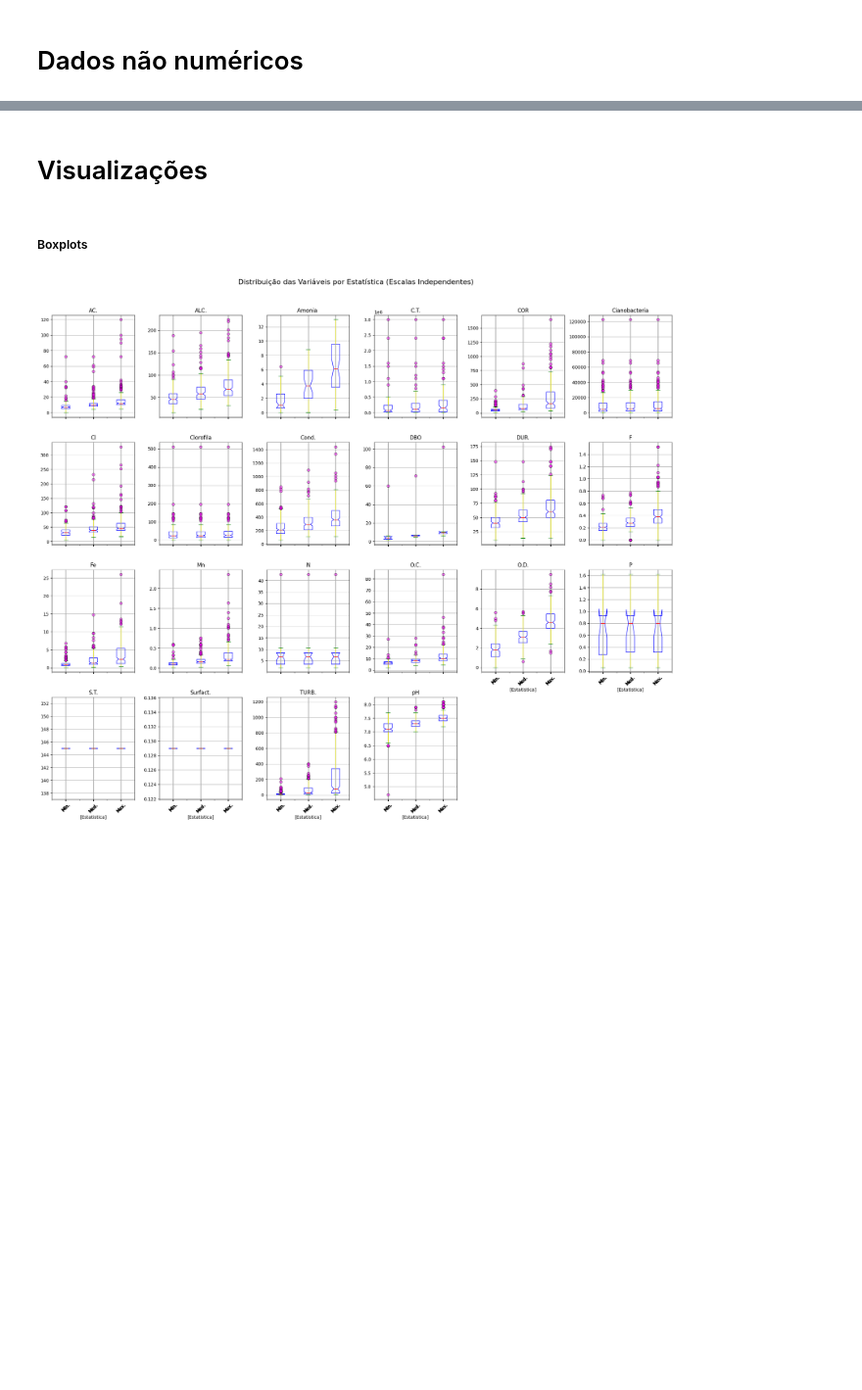
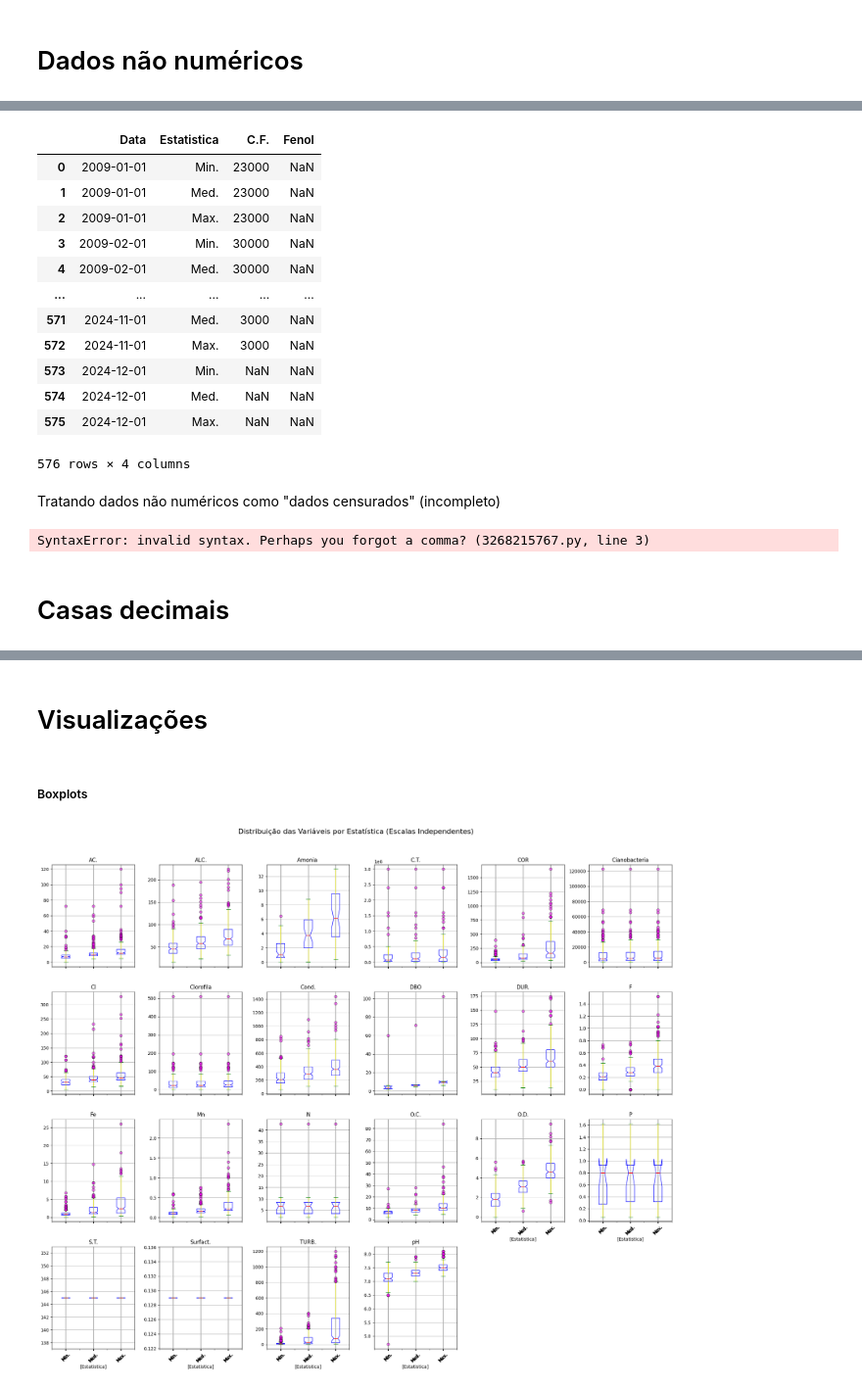
Before and after one commit to Guilherme-Betta/IC2, a Jupyter notebook: jupyter_notebooks/analise_descritiva.ipynb, the cells around one changed output, grey strips where cells are left out. Shown at 98% size. Cells and saved outputs as stored; diff of their text form; code cells hidden in the pictures; blank space fills up the shorter version.

Commit message:
Update analise_descritiva.ipynb
Adição de linhas à tabela describe com dados corrompidos
Pivot da tabela describe

```diff
--- a/jupyter_notebooks/analise_descritiva.ipynb
+++ b/jupyter_notebooks/analise_descritiva.ipynb
@@ -77,7 +155,29 @@ dados.select_dtypes(exclude= float)   # Permite identificar colunas com valores
+# %%
+dados.select_dtypes(exclude= float)
+# %% [output]
+|  | Data | Estatistica | C.F. | Fenol |
+| 0 | 2009-01-01 | Min. | 23000 | NaN |
+| 1 | 2009-01-01 | Med. | 23000 | NaN |
+| 2 | 2009-01-01 | Max. | 23000 | NaN |
+| 3 | 2009-02-01 | Min. | 30000 | NaN |
+| 4 | 2009-02-01 | Med. | 30000 | NaN |
+| ... | ... | ... | ... | ... |
+| 571 | 2024-11-01 | Med. | 3000 | NaN |
+| 572 | 2024-11-01 | Max. | 3000 | NaN |
+| 573 | 2024-12-01 | Min. | NaN | NaN |
+| 574 | 2024-12-01 | Med. | NaN | NaN |
+| 575 | 2024-12-01 | Max. | NaN | NaN |
+576 rows × 4 columns
+# %% [markdown]
+Tratando dados não numéricos como "dados censurados" (incompleto)
 # %%
-kmf = KaplanMeierFitter()
+# kmf = KaplanMeierFitter()
 
-kmf.fit(durations=dados['C.F.'], event_observed=dados[])
+# kmf.fit(durations=dados['C.F.'], event_observed=dados[])
 
 # Criar uma função que itere nas colunas do dataframe, selecione as com o datatpye string, e, para essas, aplique a lógica dos "eventos_observados" (TRUE/FALSE) dependendo de se a
 # Linha contém um float ou uma string (talvez procurar especificamente os caracteres "<" / ">")
+# %% [output]
+SyntaxError: invalid syntax. Perhaps you forgot a comma? (3268215767.py, line 3)
+# %% [markdown]
+# Casas decimais
```
Also changed, not shown: parts of 18 cells of this notebook.
